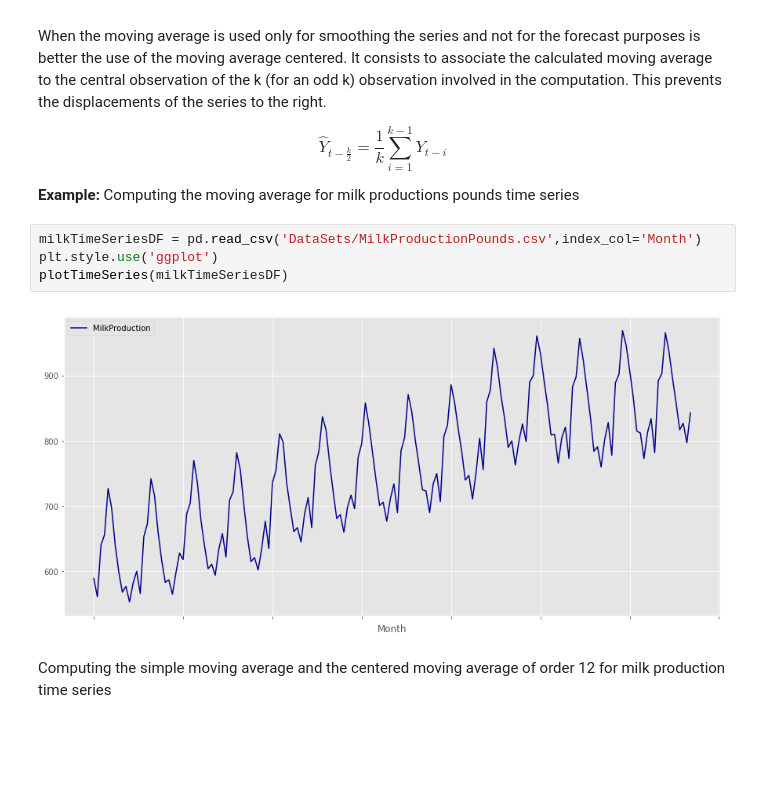
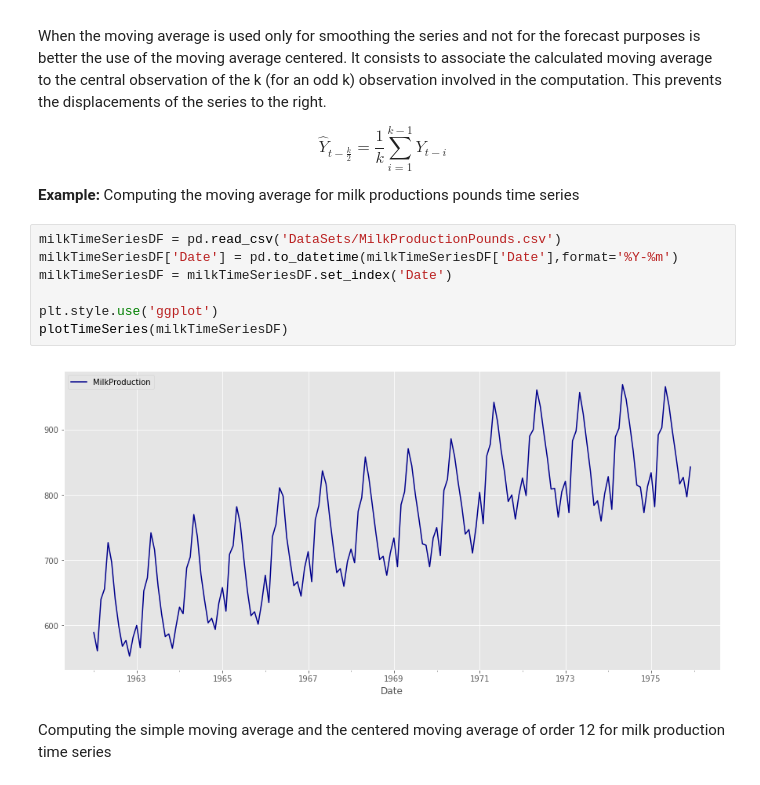
Before and after one commit to ErickEduardoAH/TimeSeriesAnalysis, a Jupyter notebook: 1.1 Time Series Descriptive Models - time series smoothing methods_.ipynb, the cells around one changed output. Cells and saved outputs as stored; diff of their text form; blank space fills up the shorter version.

```diff
--- a/1.1 Time Series Descriptive Models - time series smoothing methods_.ipynb
+++ b/1.1 Time Series Descriptive Models - time series smoothing methods_.ipynb
@@ -87,11 +87,14 @@ $$\hat{Y}_{t-\frac{k}{2}} = \frac{1}{k} \sum_{i=1}^{k-1} Y_{t-i}$$
 
 **Example:** Computing the moving average for milk productions pounds time series
 # %%
-milkTimeSeriesDF = pd.read_csv('DataSets/MilkProductionPounds.csv',index_col='Month')
+milkTimeSeriesDF = pd.read_csv('DataSets/MilkProductionPounds.csv')
+milkTimeSeriesDF['Date'] = pd.to_datetime(milkTimeSeriesDF['Date'],format='%Y-%m')
+milkTimeSeriesDF = milkTimeSeriesDF.set_index('Date')
+
 plt.style.use('ggplot')
 plotTimeSeries(milkTimeSeriesDF)
 # %% [output]
-[figure, old version]
+[figure, new version]
 # %% [markdown]
 Computing the simple moving average and the centered moving average of order 12 for milk production time series
 # %%
```
Also changed, not shown: parts of 9 cells of this notebook, 1 other file.
